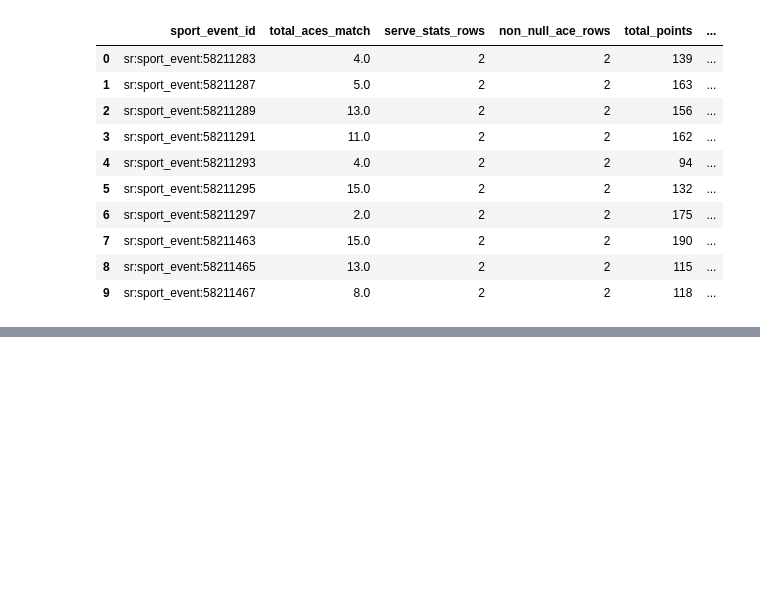
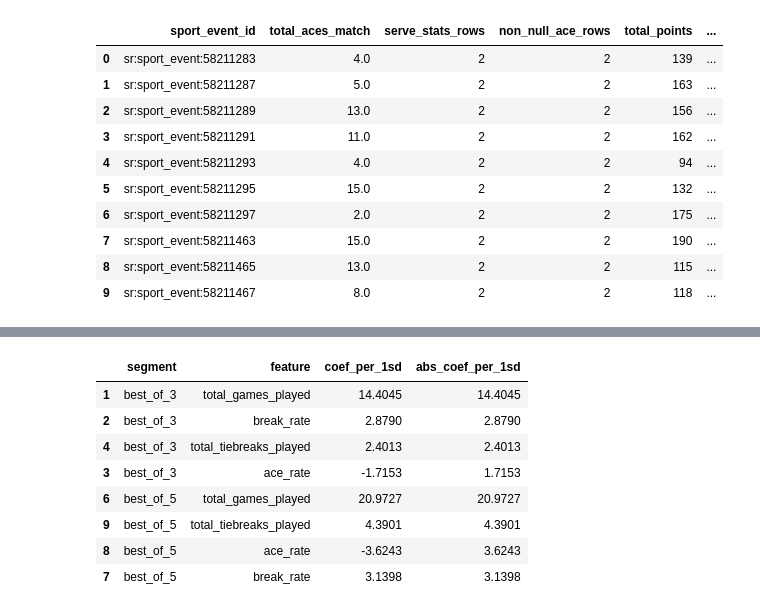
Before and after one commit to mattholden/tennis-origination, a Jupyter notebook: refined_tables/fixtures.ipynb, the cells around one changed output, grey strips where cells are left out. Saved outputs shown, nothing was run; the diff lists cells and outputs as text; code cells hidden in the pictures; blank space fills up the shorter version.

Commit message:
total points calibration

```diff
--- a/refined_tables/fixtures.ipynb
+++ b/refined_tables/fixtures.ipynb
@@ -801,0 +939,81 @@ fixture_features.sample(5)
+# %%
+from sklearn.linear_model import LinearRegression
+
+# Build modeling frame if not already present
+coef_df = model_df.copy() if "model_df" in globals() else fixture_features.copy()
+
+if "residual_points" not in coef_df.columns:
+    coef_df["min_points_floor"] = 4 * coef_df["total_games_played"]
+    coef_df["residual_points"] = coef_df["total_points"] - coef_df["min_points_floor"]
+
+coef_features = [
+    "total_games_played",
+    "break_rate",
+    "ace_rate",
+    "total_tiebreaks_played",
+]
+
+required = coef_features + ["residual_points", "summary_mode_best_of"]
+missing = [c for c in required if c not in coef_df.columns]
+if missing:
+    raise ValueError(f"Missing required columns for coefficient analysis: {missing}")
+
+coef_df = coef_df.dropna(subset=required).copy()
+coef_df["summary_mode_best_of"] = pd.to_numeric(coef_df["summary_mode_best_of"], errors="coerce")
+coef_df = coef_df.dropna(subset=["summary_mode_best_of"]).copy()
+coef_df["summary_mode_best_of"] = coef_df["summary_mode_best_of"].astype(int)
+
+
+def fit_and_summarize_gaussian(segment_df: pd.DataFrame, segment_label: str) -> pd.DataFrame:
+    X = segment_df[coef_features].astype(float)
+    y = segment_df["residual_points"].astype(float)
+
+    model = LinearRegression()
+    model.fit(X, y)
+
+    raw_rows = pd.DataFrame(
+        {
+            "segment": segment_label,
+            "feature": coef_features,
+            "coef_raw": model.coef_,
+            "feature_mean": X.mean().values,
+            "feature_std": X.std(ddof=0).values,
+        }
+    )
+
+    # Standardized impact: change in prediction from +1 feature std.
+    raw_rows["coef_per_1sd"] = raw_rows["coef_raw"] * raw_rows["feature_std"]
+    raw_rows["abs_coef_per_1sd"] = raw_rows["coef_per_1sd"].abs()
+
+    intercept_row = pd.DataFrame(
+        {
+            "segment": [segment_label],
+            "feature": ["intercept"],
+            "coef_raw": [model.intercept_],
+            "feature_mean": [np.nan],
+            "feature_std": [np.nan],
+            "coef_per_1sd": [np.nan],
+            "abs_coef_per_1sd": [np.nan],
+        }
+    )
+
+    out = pd.concat([intercept_row, raw_rows], ignore_index=True)
+    return out
+
+
+coef_bo3 = fit_and_summarize_gaussian(coef_df[coef_df["summary_mode_best_of"] == 3], "best_of_3")
+coef_bo5 = fit_and_summarize_gaussian(coef_df[coef_df["summary_mode_best_of"] == 5], "best_of_5")
+coef_table = pd.concat([coef_bo3, coef_bo5], ignore_index=True)
+
+# Display raw coefficients first, then standardized impact ranking per segment.
+print("Raw coefficients (target = residual_points):")
+display(coef_table[["segment", "feature", "coef_raw"]].round(4))
+
+impact_table = (
+    coef_table[coef_table["feature"] != "intercept"]
+    .sort_values(["segment", "abs_coef_per_1sd"], ascending=[True, False])
+    [["segment", "feature", "coef_per_1sd", "abs_coef_per_1sd"]]
+)
+print("\nStandardized impact ranking (+1 SD feature change):")
+display(impact_table.round(4))
+# %% [output]
@@ -801,0 +1033,9 @@ fixture_features.sample(5)
+|  | segment | feature | coef_per_1sd | abs_coef_per_1sd |
+| 1 | best_of_3 | total_games_played | 14.4045 | 14.4045 |
+| 2 | best_of_3 | break_rate | 2.8790 | 2.8790 |
+| 4 | best_of_3 | total_tiebreaks_played | 2.4013 | 2.4013 |
+| 3 | best_of_3 | ace_rate | -1.7153 | 1.7153 |
+| 6 | best_of_5 | total_games_played | 20.9727 | 20.9727 |
+| 9 | best_of_5 | total_tiebreaks_played | 4.3901 | 4.3901 |
+| 8 | best_of_5 | ace_rate | -3.6243 | 3.6243 |
+| 7 | best_of_5 | break_rate | 3.1398 | 3.1398 |
```
Also changed, not shown: parts of 15 cells of this notebook.
